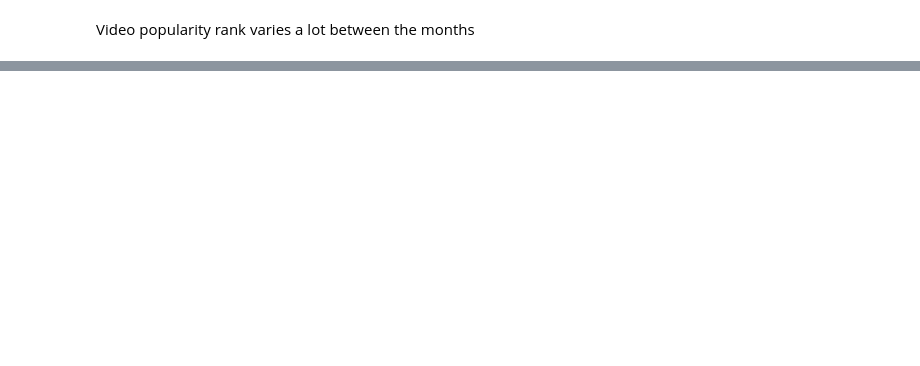
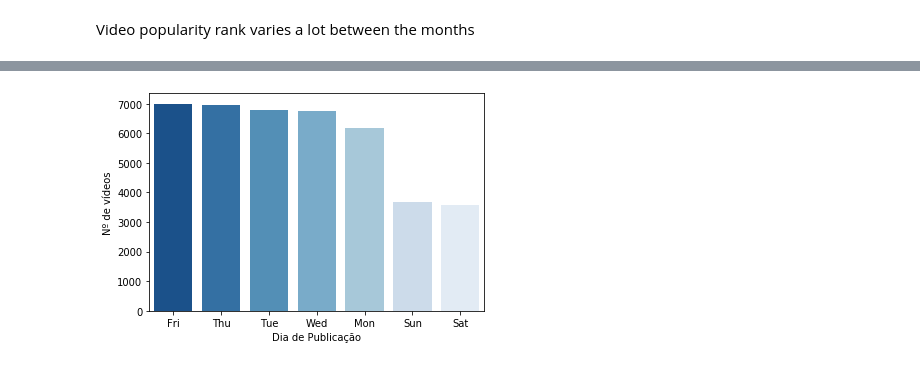
Before and after one commit to criswada/Lovelace, a Jupyter notebook: notebooks/Analise_exploratoria.ipynb, the cells around one changed output, grey strips where cells are left out. Drawn from its saved outputs; the diff is of its cells as text; code cells hidden in the pictures; blank space fills up the shorter version.

```diff
--- a/notebooks/Analise_exploratoria.ipynb
+++ b/notebooks/Analise_exploratoria.ipynb
@@ -251,0 +313,15 @@ df_2018.loc[df.trending_date.dt.month == mon, ['video_id', 'title', var]].groupb
+# %%
+df3 = df.copy()
+# %%
+df3['pub_day'] = df3['publish_time'].apply(lambda x: datetime.datetime.strptime(x[:10], "%Y-%m-%d"). date().strftime('%a'))
+df3['pub_hour'] = df3['publish_time'].apply(lambda x: x[11:13])
+df3.drop(labels='publish_time', axis=1, inplace=True)
+# %%
+new_df = df3["pub_day"].value_counts()\
+.to_frame().reset_index().rename(columns={"index": "pub_day", "pub_day" : "No_of_videos"})
+fig, ax = plt.subplots()
+_ = sns.barplot(x="pub_day", y="No_of_videos", data=new_df,
+                palette='Blues_r', ax=ax)
+_ = ax.set(xlabel="Dia de Publicação", ylabel="Nº de vídeos")
+# %% [output]
+[figure, added]
```
Also changed, not shown: parts of 16 cells of this notebook.
